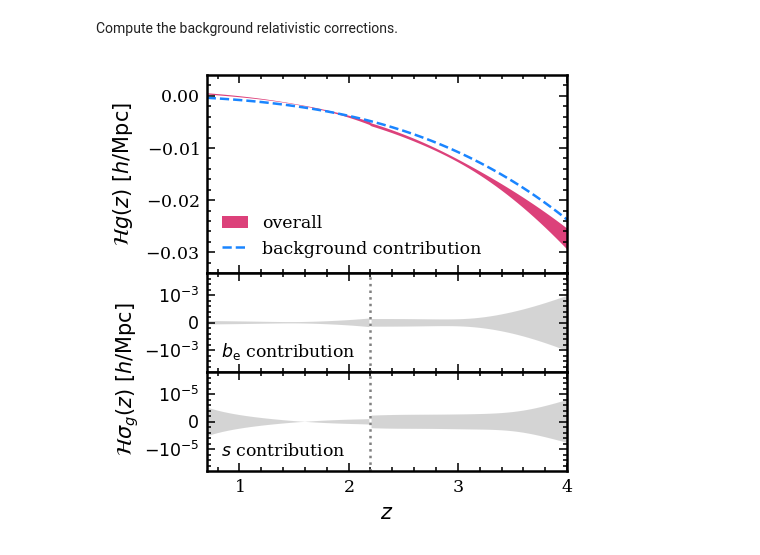
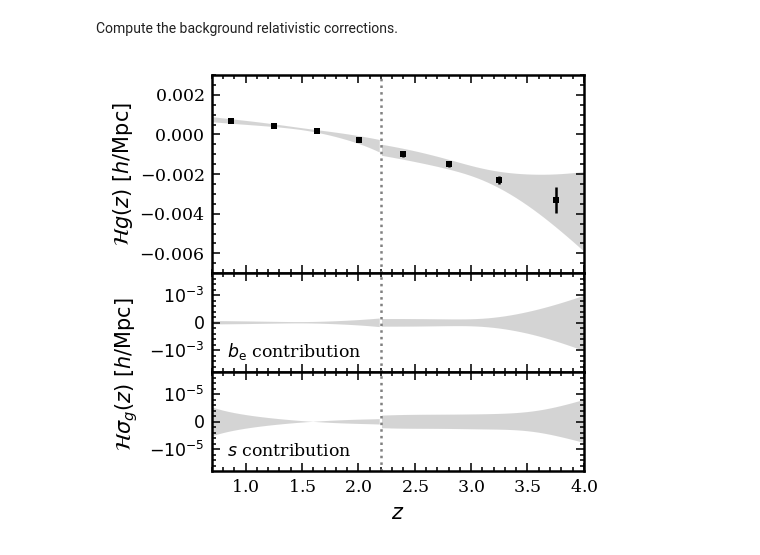
Before and after one commit to MikeSWang/HorizonGRound, a Jupyter notebook: notebooks/measure_relativistic_corrections.ipynb, the cells around one changed output. Drawn from its saved outputs; the diff is of its cells as text; code cells hidden in the pictures.

```diff
--- a/notebooks/measure_relativistic_corrections.ipynb
+++ b/notebooks/measure_relativistic_corrections.ipynb
@@ -97,5 +97,5 @@ high_redshift_part = slice(discontinuity_pos, None)
 # %% [markdown]
 Load samples of the relativistic correction contributions in eBOSS QSO LF redshift bins and determine the estimates with uncertainties.
 # %%
-# estimate_levels = [0.158655, 0.5, 0.841345]
+estimate_levels = [0.158655, 0.5, 0.841345]
 # %%
@@ -151,31 +123,66 @@ background_corrections = np.asarray([
 # %%
 ALPHA = 0.5
 
-fig = plt.figure("relativistic correction contributions", figsize=(3.1, 3.5), dpi=150)
+fig = plt.figure("relativistic correction contributions", figsize=(3.2, 3.5), dpi=150, constrained_layout=True)
+
+
+# Overall corrections
+# -------------------
 
 overall = plt.subplot2grid((4, 1), (0, 0), rowspan=2)
 
-overall.fill_between(
-    dense_redshifts, np.asarray(gz_quantiles[-2]), np.asarray(gz_quantiles[2]),
-    facecolor='#D41159', alpha=0.8, label='overall'
+overall.errorbar(
+    measured_redshifts, np.asarray(gz_estimates[0]),
+    yerr=[
+        np.asarray(gz_estimates[0]) - np.asarray(gz_estimates[-1]),
+        np.asarray(gz_estimates[1]) - np.asarray(gz_estimates[0])
+    ],
+    fmt='s'
 )
-overall.plot(
-    dense_redshifts, background_corrections,
-    ls='--', c='#1A85FF', label='background contribution'
-)
+
+for idx, part in enumerate([low_redshift_part, high_redshift_part]):
+    overall.fill_between(
+        dense_redshifts[part],
+        np.asarray(gz_quantiles[-2])[part], np.asarray(gz_quantiles[2])[part],
+        facecolor='0.67', alpha=ALPHA,
+        # label='overall' if idx == 0 else None
+    )
+#     overall.fill_between(
+#         dense_redshifts[part],
+#         np.asarray(gz_evol_quantiles[-2])[part] / 10.,
+#         np.asarray(gz_evol_quantiles[2])[part] / 10.,
+#         facecolor='#D41159', alpha=ALPHA,
+#         label=r'$b_\mathrm{e}$ contribution' if idx == 0 else None
+#     )
+#     overall.fill_between(
+#         dense_redshifts[part],
+#         np.asarray(gz_magn_quantiles[-2])[part], np.asarray(gz_magn_quantiles[2])[part],
+#         facecolor='#1A85FF', alpha=ALPHA,
+#         label=r'$s$ contribution' if idx == 0 else None
+#     )
+
+# overall.plot(
+#     dense_redshifts, background_corrections,
+#     ls='--', c='k', label='background contribution'
+# )
+
+overall.axvline(x=2.2, ls=':', c='0.5')
 
 handles, labels = overall.get_legend_handles_labels()
 
 overall.legend(reversed(handles), reversed(labels), handlelength=1.5)
 overall.tick_params(axis='x', which='both', labelbottom=False)
-overall.set_yticks(np.arange(-0.05, 0.05, step=0.01))
+overall.set_xticks(np.arange(0., 5., step=0.5))
+overall.set_yticks(np.arange(-0.01, 0.01, step=0.002))
 overall.xaxis.set_minor_locator(AutoMinorLocator())
 overall.yaxis.set_minor_locator(AutoMinorLocator())
 overall.set_xlim(min(dense_redshifts), max(dense_redshifts))
-overall.set_ylim(-0.034, 0.004)
-overall.set_ylabel(r"$\mathcal{H} g(z)\ [h/\mathrm{Mpc}]$", labelpad=5)
+overall.set_ylim(-0.007, 0.003)
+overall.set_ylabel(r"$\mathcal{H} g(z)\ [h/\mathrm{Mpc}]$", labelpad=2)
+
 
 # Evolution uncertainty contribution
+# ----------------------------------
 
 uncertainty_evol = plt.subplot2grid((4, 1), (2, 0), sharex=overall)
 
@@ -184,49 +191,70 @@ for idx, part in enumerate([low_redshift_part, high_redshift_part]):
         dense_redshifts[part],
         np.subtract(gz_evol_quantiles[-1], gz_evol_quantiles[0])[part],
         np.subtract(gz_evol_quantiles[1], gz_evol_quantiles[0])[part],
-        facecolor='0.67', alpha=ALPHA, zorder=1,
+        facecolor='0.67', alpha=ALPHA
     )
+#     uncertainty_evol.plot(
+#         dense_redshifts[part],
+#         np.subtract(gz_evol_quantiles[-1], gz_evol_quantiles[0])[part],
+#         c='k', ls='--'
+#     )
+#     uncertainty_evol.plot(
+#         dense_redshifts[part],
+#         np.subtract(gz_evol_quantiles[1], gz_evol_quantiles[0])[part],
+#         c='k', ls='--'
+#     )
 
 uncertainty_evol.axvline(x=2.2, ls=':', c='0.5')
 
 uncertainty_evol.set_title(
-    r'$b_\mathrm{e}$ contribution',
-    loc='left', position=(0.04, 0.025), fontsize='small'
+    r'$b_\mathrm{e}$ contribution', loc='left', position=(0.04, 0.025), fontsize='small'
 )
 uncertainty_evol.tick_params(axis='x', which='both', labelbottom=False)
 uncertainty_evol.set_yticks(np.arange(-2.e-3, 2.e-3, step=1.e-3))
 uncertainty_evol.yaxis.set_major_formatter(SciFormatter("%1.0e"))
 uncertainty_evol.yaxis.set_minor_locator(AutoMinorLocator())
 uncertainty_evol.set_ylim(-1.8e-3, 1.8e-3)
 
+
 # Magnification uncertainty contribution
+# --------------------------------------
 
 uncertainty_magn = plt.subplot2grid((4, 1), (3, 0), sharex=overall)
 
 for idx, part in enumerate([low_redshift_part, high_redshift_part]):
     uncertainty_magn.fill_between(
         dense_redshifts[part],
         np.subtract(gz_magn_quantiles[-1], gz_magn_quantiles[0])[part],
         np.subtract(gz_magn_quantiles[1], gz_magn_quantiles[0])[part],
-        facecolor='0.67', alpha=ALPHA, zorder=1
+        facecolor='0.67', alpha=ALPHA
     )
+#     uncertainty_magn.plot(
+#         dense_redshifts[part],
+#         np.subtract(gz_magn_quantiles[-1], gz_magn_quantiles[0])[part],
+#         c='k', ls='--'
+#     )
+#     uncertainty_magn.plot(
+#         dense_redshifts[part],
+#         np.subtract(gz_magn_quantiles[1], gz_magn_quantiles[0])[part],
+#         c='k', ls='--'
+#     )
 
 uncertainty_magn.axvline(x=2.2, ls=':', c='0.5')
 
 uncertainty_magn.set_title(
-    r'$s$ contribution',
-    loc='left', position=(0.04, 0.025), fontsize='small'
+    r'$s$ contribution', loc='left', position=(0.04, 0.025), fontsize='small'
 )
 uncertainty_magn.set_yticks(np.arange(-2.e-5, 2.e-5, step=1.e-5))
 uncertainty_magn.yaxis.set_major_formatter(SciFormatter("%1.0e"))
 uncertainty_magn.yaxis.set_minor_locator(AutoMinorLocator())
 uncertainty_magn.set_ylim(-1.8e-5, 1.8e-5)
 uncertainty_magn.set_xlabel(r"$z$")
 
 fig.text(
-    -0.045, 0.3, r"$\mathcal{H} \sigma_g(z)\ [h/\mathrm{Mpc}]$",
+    -0.0525, 0.31, r"$\mathcal{H} \sigma_g(z)\ [h/\mathrm{Mpc}]$",
     ha='center', va='center', rotation='vertical'
 )
+fig.subplots_adjust(wspace=0.)
 fig.savefig(publication_dir/"gallery"/"relativistic_correction_breakdown.pdf")
 # %% [output]
-[figure, old version]
+[figure, new version]
```
Also changed, not shown: parts of 4 cells of this notebook, 2 other files.
